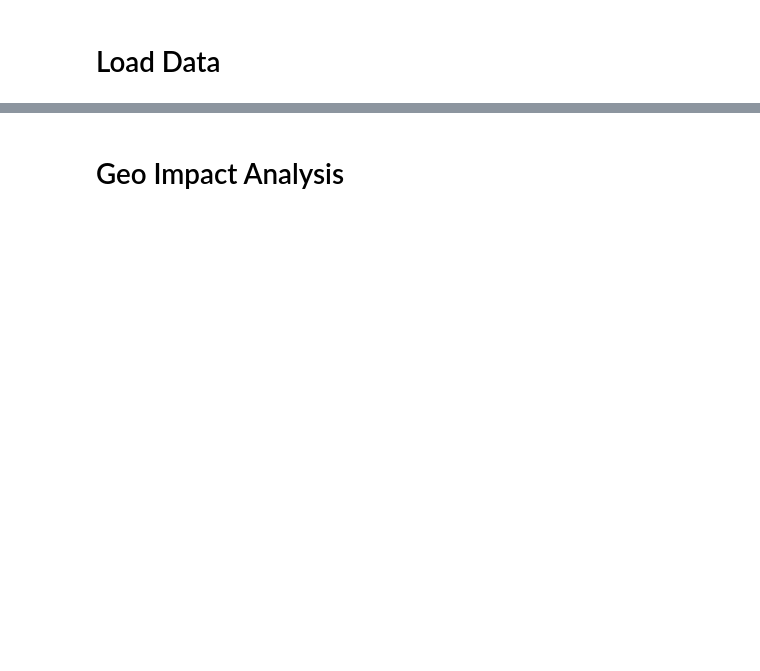
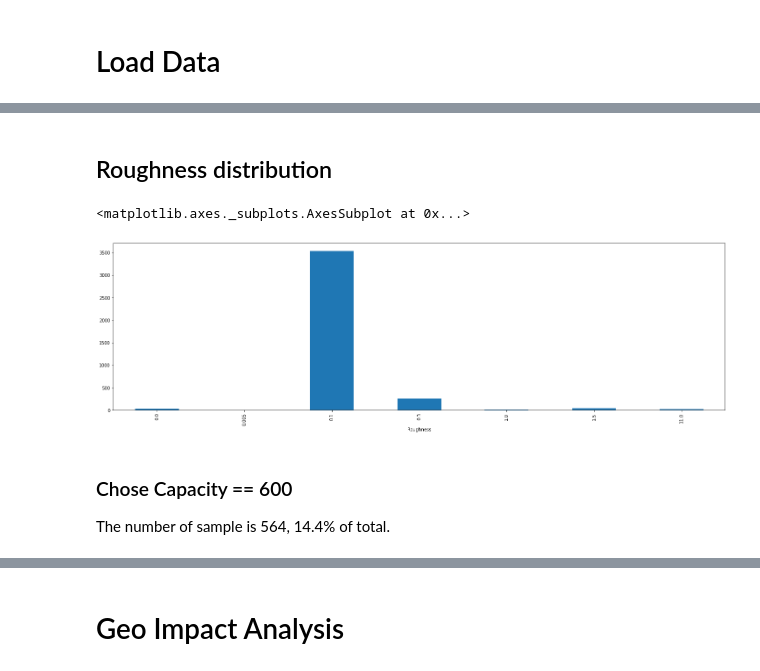
Before and after one commit to sevewing/WindmillPrediction, a Jupyter notebook: Clustering.ipynb, the cells around one changed output, grey strips where cells are left out. Cells and saved outputs as stored; diff of their text form; code cells hidden in the pictures; blank space fills up the shorter version.

```diff
--- a/Clustering.ipynb
+++ b/Clustering.ipynb
@@ -84,0 +55,11 @@ root
+# %% [markdown]
+## Roughness distribution
+# %%
+plt.figure(figsize=(25,7))
+windmill_LW.groupby("Roughness").count()["GSRN"].plot.bar()
+# %% [output]
+<matplotlib.axes._subplots.AxesSubplot at 0x...>
+[figure, added]
+# %% [markdown]
+### Chose Capacity == 600
+The number of sample is 564, 14.4% of total.
```
Also changed, not shown: parts of 96 cells of this notebook, 14 other files.
